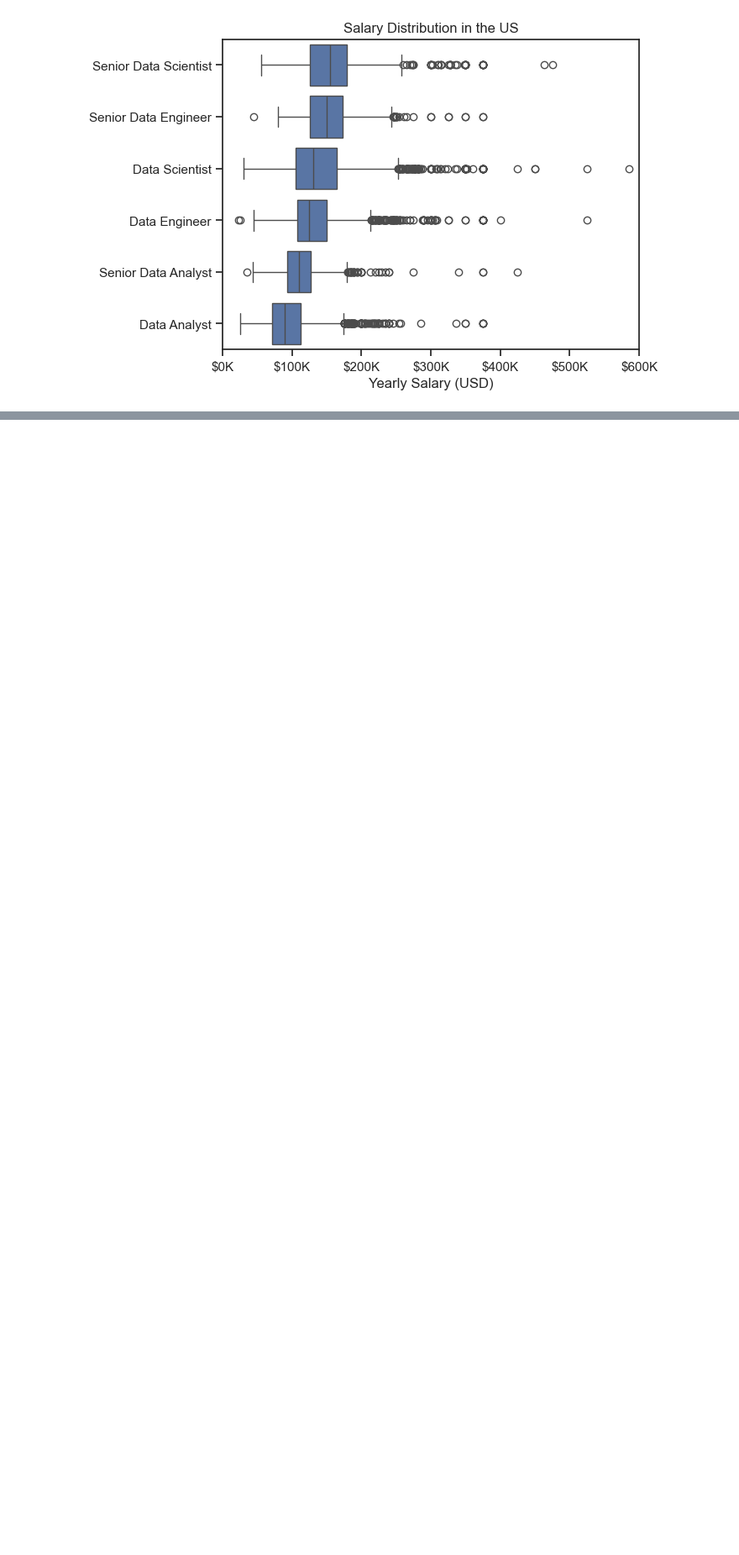
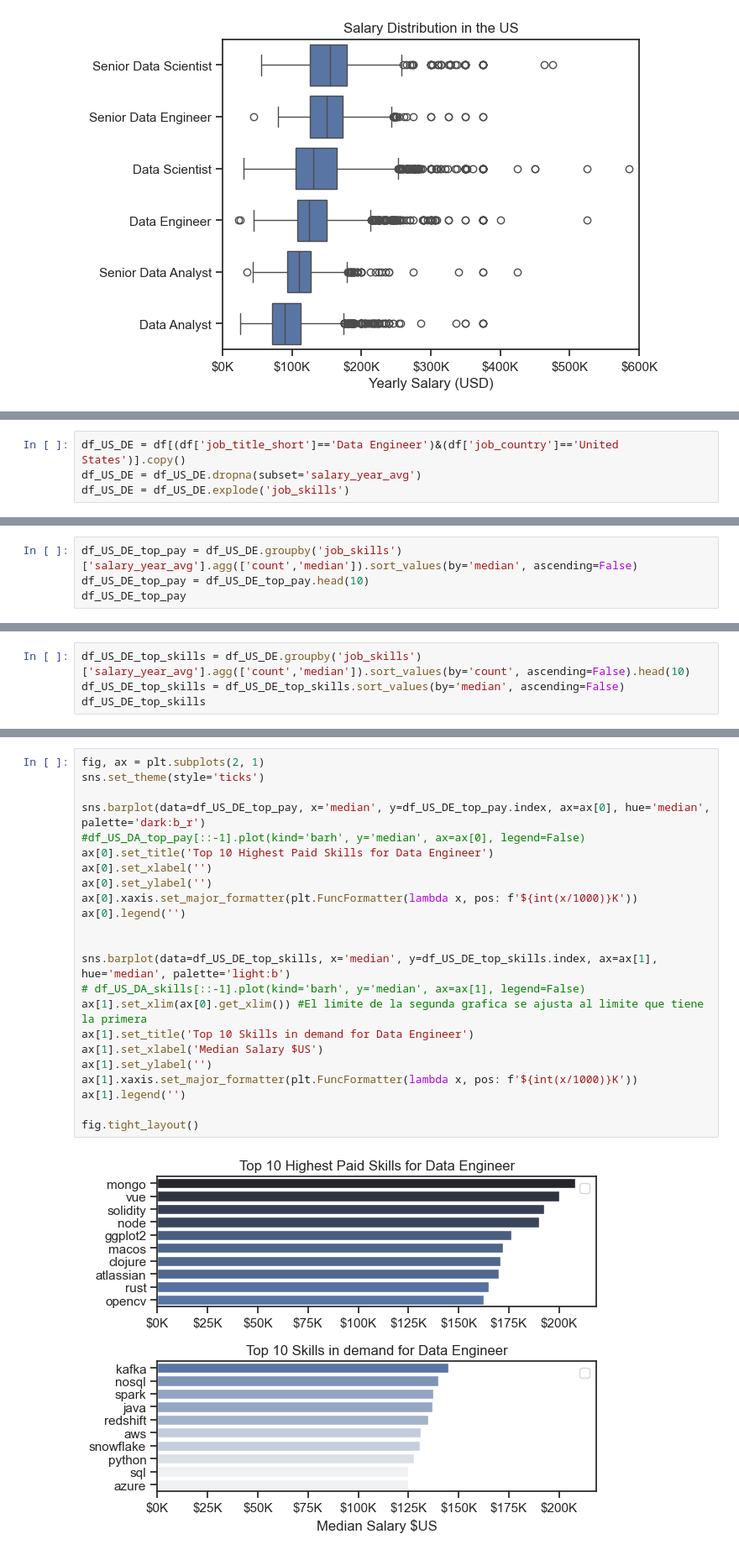
Before and after one commit to shaka2109/Python-Data-Course, a Jupyter notebook: 3_project/4.Salary_analysis.ipynb, the cells around one changed output, grey strips where cells are left out. Shown at 84% size. Cells and saved outputs as stored; diff of their text form; blank space fills up the shorter version.

Commit message:
Actualizacion de Salary_analysis

```diff
--- a/3_project/4.Salary_analysis.ipynb
+++ b/3_project/4.Salary_analysis.ipynb
@@ -44,0 +47,4 @@ ax.xaxis.set_major_formatter(plt.FuncFormatter(lambda x, pos: f'${int(x/1000)}K'
+# %%
+df_US_DE = df[(df['job_title_short']=='Data Engineer')&(df['job_country']=='United States')].copy()
+df_US_DE = df_US_DE.dropna(subset='salary_year_avg')
+df_US_DE = df_US_DE.explode('job_skills')
@@ -44,0 +60,4 @@ ax.xaxis.set_major_formatter(plt.FuncFormatter(lambda x, pos: f'${int(x/1000)}K'
+# %%
+df_US_DE_top_pay = df_US_DE.groupby('job_skills')['salary_year_avg'].agg(['count','median']).sort_values(by='median', ascending=False)
+df_US_DE_top_pay = df_US_DE_top_pay.head(10)
+df_US_DE_top_pay
@@ -44,0 +77,4 @@ ax.xaxis.set_major_formatter(plt.FuncFormatter(lambda x, pos: f'${int(x/1000)}K'
+# %%
+df_US_DE_top_skills = df_US_DE.groupby('job_skills')['salary_year_avg'].agg(['count','median']).sort_values(by='count', ascending=False).head(10)
+df_US_DE_top_skills = df_US_DE_top_skills.sort_values(by='median', ascending=False)
+df_US_DE_top_skills
@@ -44,0 +94,25 @@ ax.xaxis.set_major_formatter(plt.FuncFormatter(lambda x, pos: f'${int(x/1000)}K'
+# %%
+fig, ax = plt.subplots(2, 1)
+sns.set_theme(style='ticks')
+
+sns.barplot(data=df_US_DE_top_pay, x='median', y=df_US_DE_top_pay.index, ax=ax[0], hue='median', palette='dark:b_r')
+#df_US_DA_top_pay[::-1].plot(kind='barh', y='median', ax=ax[0], legend=False)
+ax[0].set_title('Top 10 Highest Paid Skills for Data Engineer')
+ax[0].set_xlabel('')
+ax[0].set_ylabel('')
+ax[0].xaxis.set_major_formatter(plt.FuncFormatter(lambda x, pos: f'${int(x/1000)}K'))
+ax[0].legend('')
+
+
+sns.barplot(data=df_US_DE_top_skills, x='median', y=df_US_DE_top_skills.index, ax=ax[1], hue='median', palette='light:b')
+# df_US_DA_skills[::-1].plot(kind='barh', y='median', ax=ax[1], legend=False)
+ax[1].set_xlim(ax[0].get_xlim()) #El limite de la segunda grafica se ajusta al limite que tiene la primera
+ax[1].set_title('Top 10 Skills in demand for Data Engineer')
+ax[1].set_xlabel('Median Salary $US')
+ax[1].set_ylabel('')
+ax[1].xaxis.set_major_formatter(plt.FuncFormatter(lambda x, pos: f'${int(x/1000)}K'))
+ax[1].legend('')
+
+fig.tight_layout()
+# %% [output]
+[figure, added]
```
Also changed, not shown: parts of 4 cells of this notebook, 2 other files.
